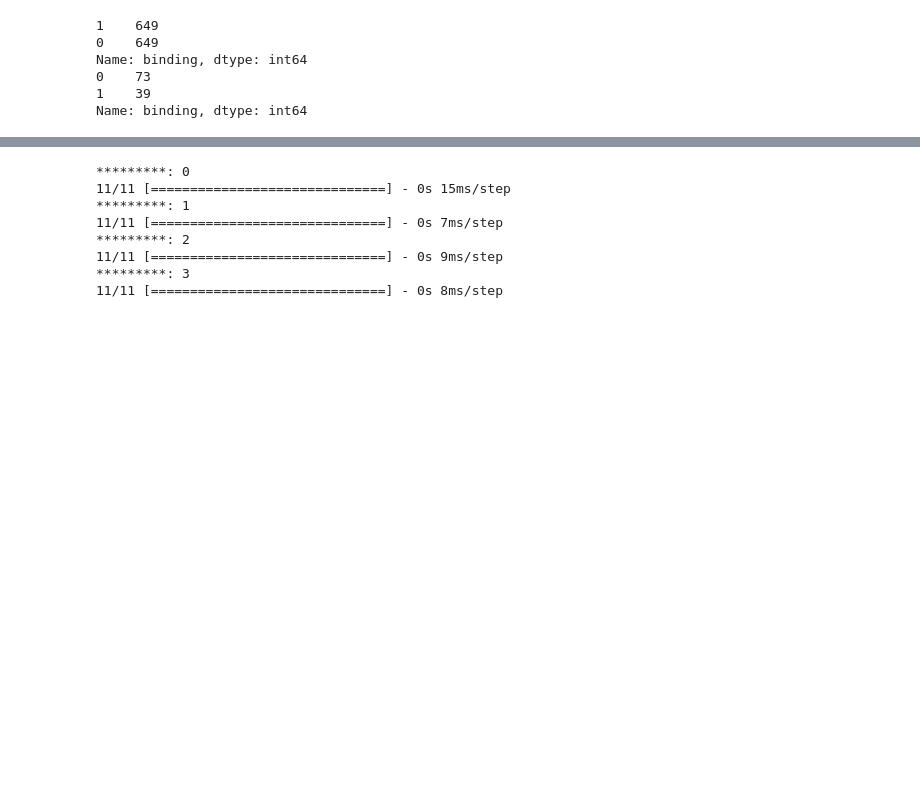
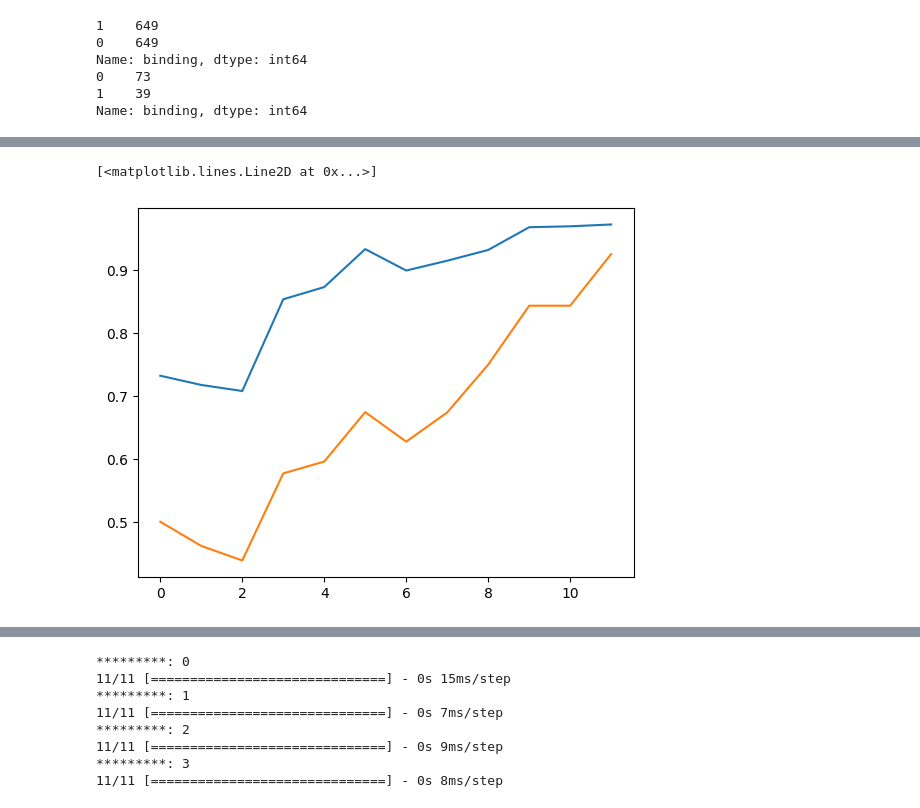
Before and after one commit to bhaba-ranjan/ada-boosting, a Jupyter notebook: boosting-ann.ipynb, the cells around one changed output, grey strips where cells are left out. Saved outputs shown, nothing was run; the diff lists cells and outputs as text; code cells hidden in the pictures; blank space fills up the shorter version.

```diff
--- a/boosting-ann.ipynb
+++ b/boosting-ann.ipynb
@@ -499 +492,9 @@ for i in range(1,13):
+# %%
+
+plt.plot([i[0] for i in f1_train])
+plt.plot([i[0] for i in f1_test])
+# plt.plot()
+# %% [output]
+[<matplotlib.lines.Line2D at 0x...>]
+[figure, added]
 # %%
```
Also changed, not shown: parts of 13 cells of this notebook.
